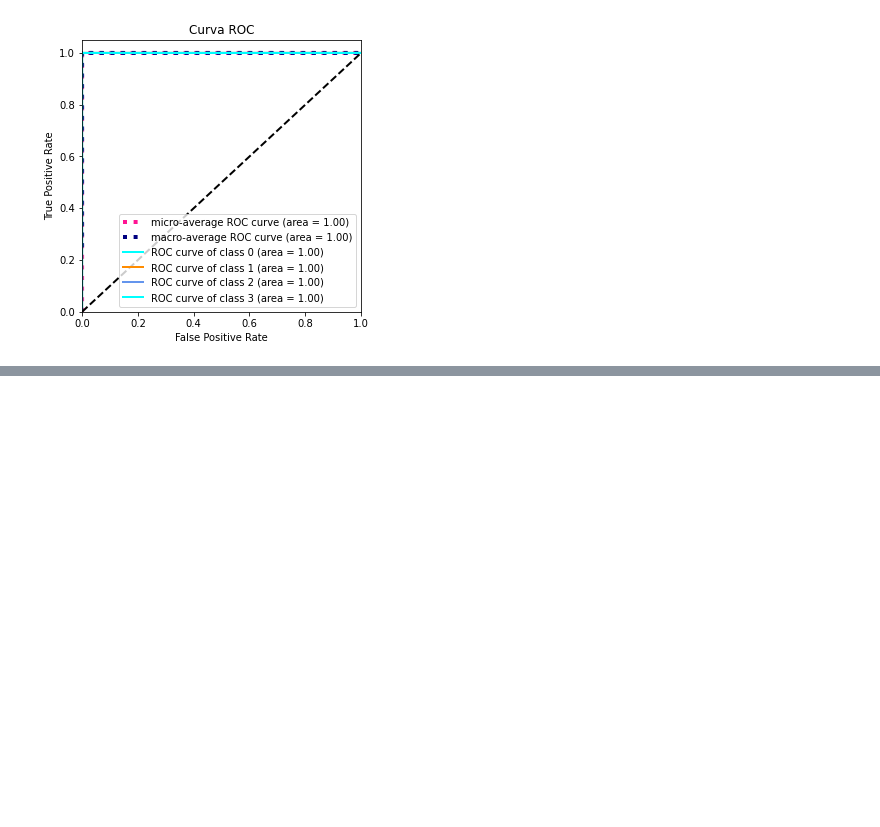
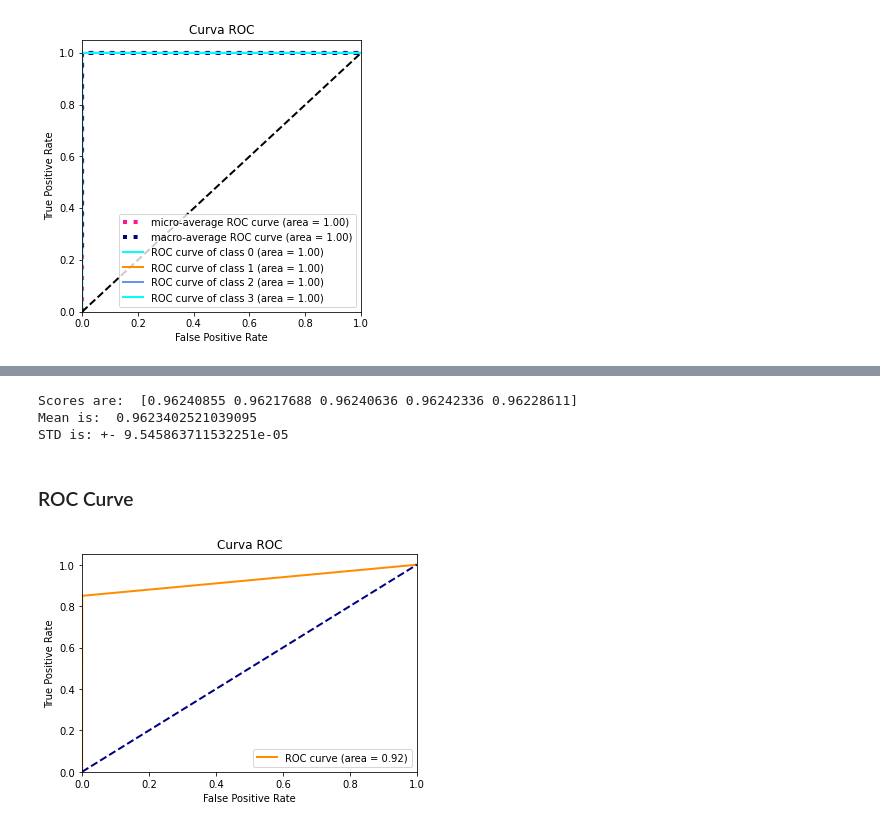
Before and after one commit to gusmendez99/sds-project-1, a Jupyter notebook: Models.ipynb, the cells around one changed output, grey strips where cells are left out. Cells and saved outputs as stored; diff of their text form; code cells hidden in the pictures; blank space fills up the shorter version.

```diff
--- a/Models.ipynb
+++ b/Models.ipynb
@@ -302,0 +396,48 @@ plt.show()
+# %%
+scores = model_selection.cross_val_score(model_DT, X, y, cv=k_folds_model_train)
+print("Scores are: ", scores)
+print("Mean is: ", np.mean(scores))
+print("STD is: +-", np.std(scores))
+# %% [output]
+Scores are:  [0.96240855 0.96217688 0.96240636 0.96242336 0.96228611]
+Mean is:  0.9623402521039095
+STD is: +- 9.545863711532251e-05
+# %% [markdown]
+### ROC Curve
+# %%
+y_ = label_binarize(y_test, classes=[0, 1, 2, 3])
+pred = label_binarize(predictions, classes=[0,1,2,3])
+# %%
+# Compute ROC curve and ROC area for each class
+fpr = dict()
+tpr = dict()
+roc_auc = dict()
+n_classes=4
+for i in range(n_classes):
+    fpr[i], tpr[i], _ = roc_curve(y_[:, i], pred[:, i])
+    roc_auc[i] = auc(fpr[i], tpr[i])
+
+# Compute micro-average ROC curve and ROC area
+fpr["micro"], tpr["micro"], _ = roc_curve(y_.ravel(), pred.ravel())
+roc_auc["micro"] = auc(fpr["micro"], tpr["micro"])
+
+plt.figure()
+lw = 2
+plt.plot(
+    fpr[2],
+    tpr[2],
+    color="darkorange",
+    lw=lw,
+    label="ROC curve (area = %0.2f)" % roc_auc[2],
+)
+plt.rcParams["figure.figsize"] = (5,5)
+plt.plot([0, 1], [0, 1], color="navy", lw=lw, linestyle="--")
+plt.xlim([0.0, 1.0])
+plt.ylim([0.0, 1.05])
+plt.xlabel("False Positive Rate")
+plt.ylabel("True Positive Rate")
+plt.title("Curva ROC")
+plt.legend(loc="lower right")
+plt.show()
+# %% [output]
+[figure, added]
```
Also changed, not shown: parts of 30 cells of this notebook.
